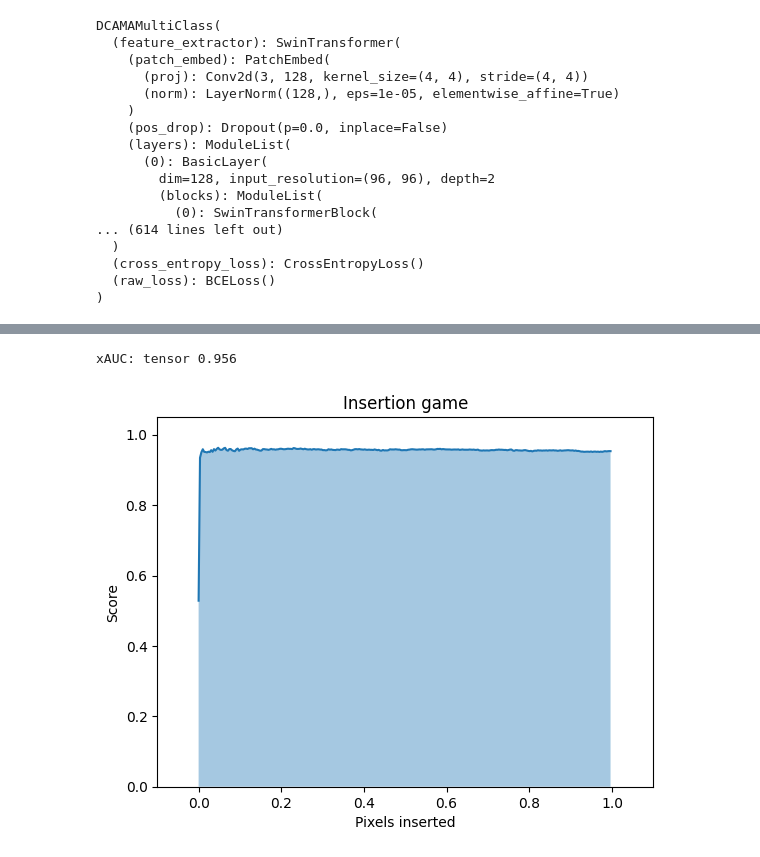
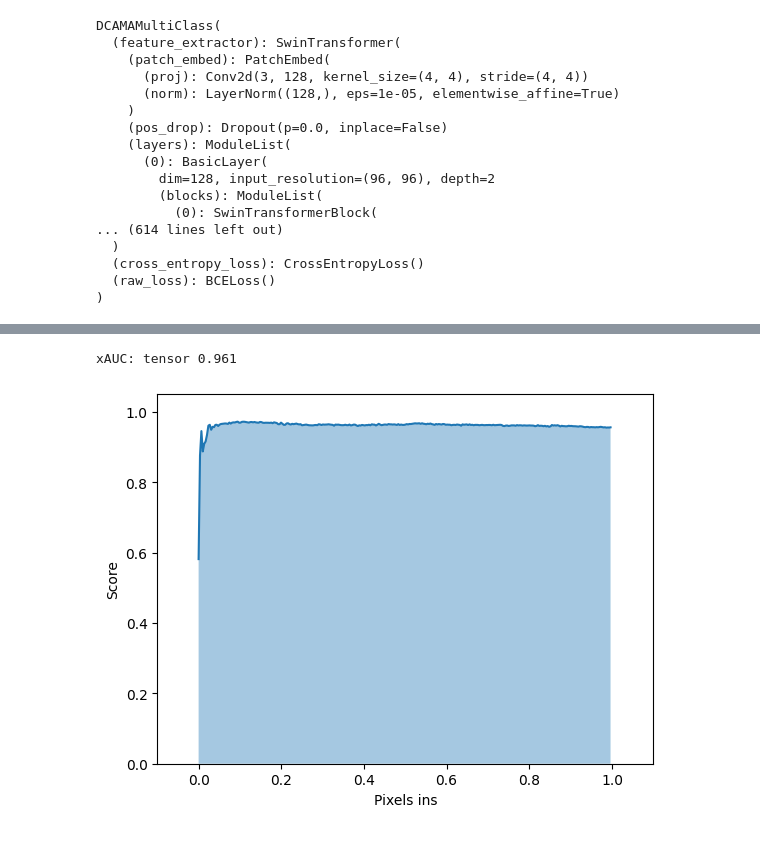
Before and after one commit to pasqualedem/AffinityExplainer, a Jupyter notebook: test.ipynb, the cells around one changed output, grey strips where cells are left out. Drawn from its saved outputs; the diff is of its cells as text; code cells hidden in the pictures.

```diff
--- a/test.ipynb
+++ b/test.ipynb
@@ -550,19 +552,19 @@ fssmetric = FSSCausalMetric(model, 'ins', 1000, torch.zeros_like)
-# %%
-import os
-os.environ["CUDA_LAUNCH_BLOCKING"] = "1"
-
-xauc, scores = fssmetric.evaluate(input_dict, weighted_explanation, explanation_mask[1])
-batch_element = 0
-print('xAUC:', xauc)
-# Plot scores
-plt.plot(np.arange(scores.shape[0]) / scores.shape[0], scores[:, batch_element])
-plt.fill_between(np.arange(scores.shape[0]) / scores.shape[0], 0, scores[:, batch_element], alpha=0.4)
-plt.xlim(-0.1, 1.1)
-plt.ylim(0, 1.05)
-plt.xlabel('Pixels inserted')
-plt.ylabel('Score')
-plt.title('Insertion game')
-plt.show()
-# %% [output]
-xAUC: tensor 0.956
-[figure, removed]
+# %%
+mode = 'ins'  # 'del' or 'ins'
+steps = 1000  # Number of pixels to change per step
+fssmetric = FSSCausalMetric(model, mode, steps, torch.zeros_like)
+
+xauc, scores = fssmetric.evaluate(input_dict, weighted_explanation, explanation_mask[1])
+batch_element = 0
+print('xAUC:', xauc)
+# Plot scores
+plt.plot(np.arange(scores.shape[0]) / scores.shape[0], scores[:, batch_element])
+plt.fill_between(np.arange(scores.shape[0]) / scores.shape[0], 0, scores[:, batch_element], alpha=0.4)
+plt.xlim(-0.1, 1.1)
+plt.ylim(0, 1.05)
+plt.xlabel(f'Pixels {mode}')
+plt.ylabel('Score')
+plt.show()
+# %% [output]
+xAUC: tensor 0.961
+[figure, added]
```
Also changed, not shown: parts of 9 cells of this notebook, 14 other files.
